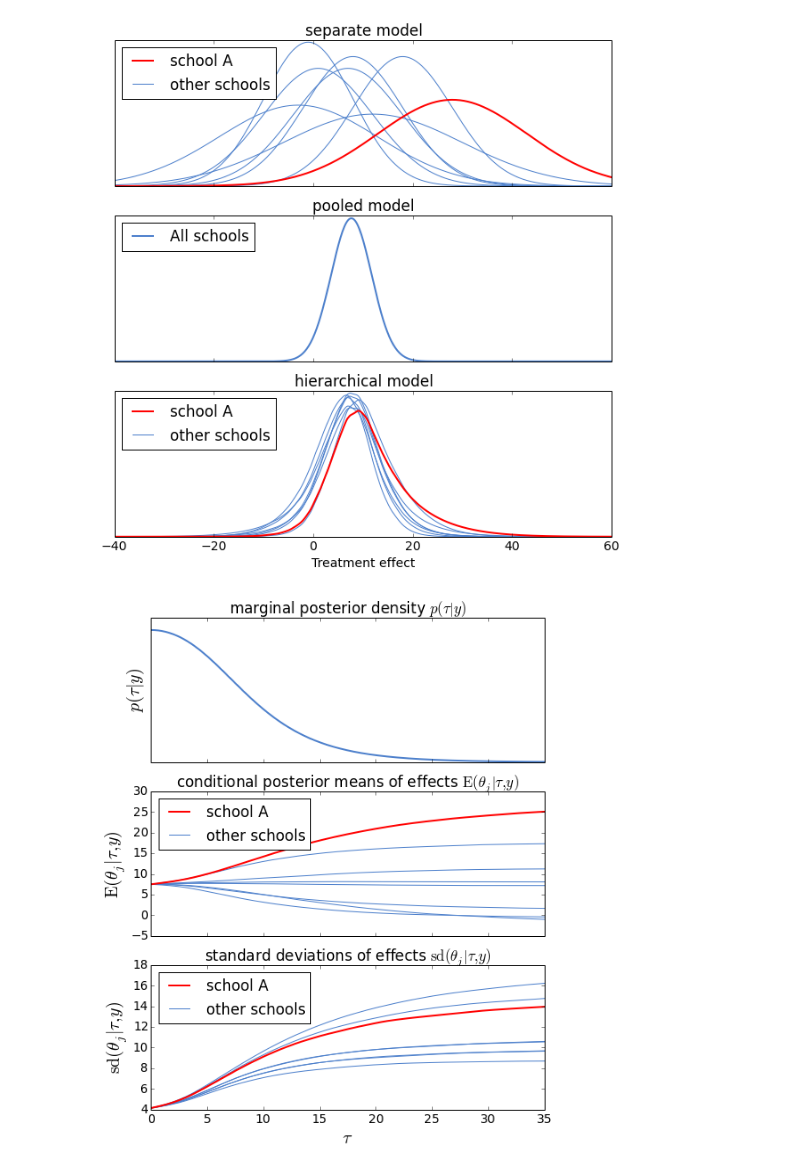
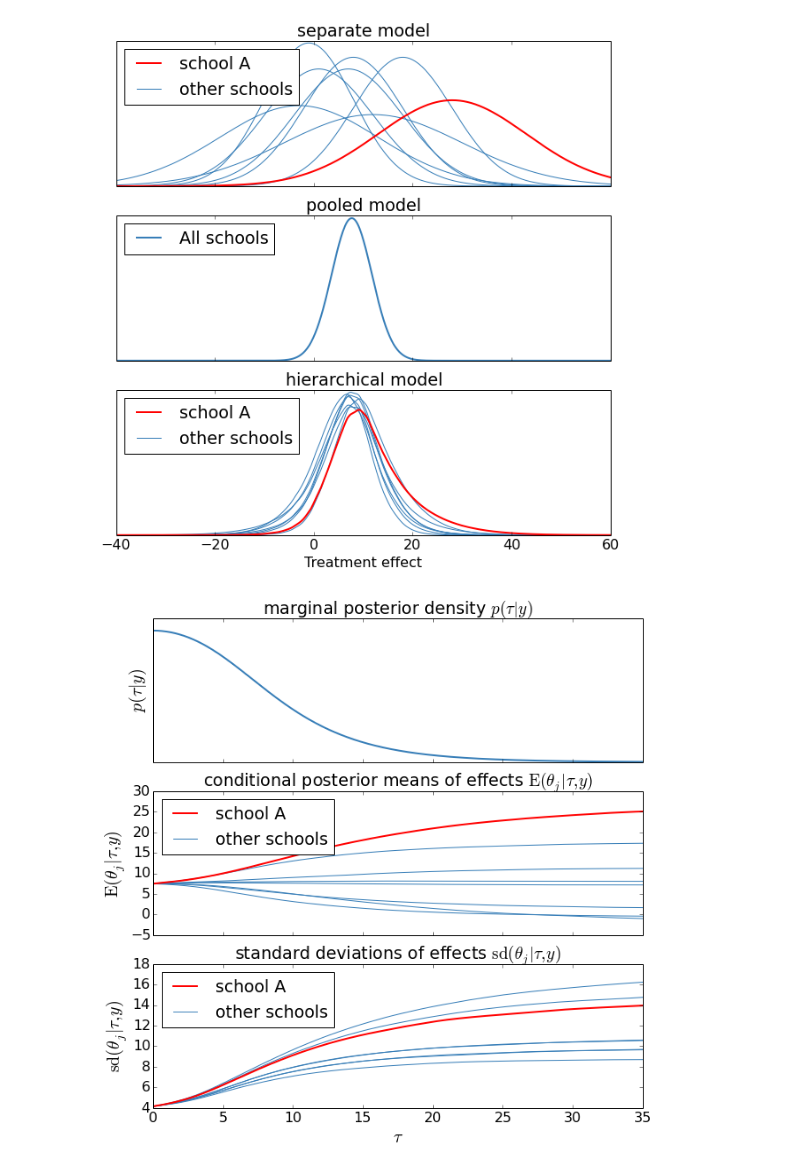
Before and after one commit to avehtari/BDA_py_demos, a Jupyter notebook: demos_ch5/demo5_2.ipynb, the cells around one changed output. Drawn from its saved outputs; the diff is of its cells as text; code cells hidden in the pictures.

```diff
--- a/demos_ch5/demo5_2.ipynb
+++ b/demos_ch5/demo5_2.ipynb
@@ -12,9 +12,10 @@ import scipy.io # For importing a matlab file
 %matplotlib inline
 import matplotlib.pyplot as plt
 # %%
-# edit default plot settings
-plt.rc('font', size=14)
-plt.rc('lines', color=(0.3,0.5,0.8), linewidth=2)
+# Edit default plot settings (colours from colorbrewer2.org)
+plt.rc('figure', figsize=(8,6))
+plt.rc('font', size=16)
+plt.rc('lines', color='#377eb8', linewidth=2)
 plt.rc('axes', color_cycle=(plt.rcParams['lines.color'],)) # Disable color cycle
 # %%
 # SAT-example data (BDA3 p. 120)
@@ -75,34 +76,34 @@ axes[2].legend((line, lines[1]), ('school A', 'other schools'),
                loc='upper left')
 axes[2].set_yticks(())
 axes[2].set_title('hierarchical model')
-temp = axes[2].set_xlabel('Treatment effect')
+axes[2].set_xlabel('Treatment effect');
 # %% [output]
-[figure, old version]
+[figure, new version]
 # %%
 # plot various marginal and conditional posterior summaries
-fig, axes = plt.subplots(3, 1, sharex=True, figsize=(8,10))
+fig, axes = plt.subplots(3, 1, sharex=True, figsize=(10,10))
 
 axes[0].plot(t, tp)
 axes[0].set_yticks(())
-axes[0].set_title('marginal posterior density $p(\\tau|y)$')
-axes[0].set_ylabel('$p(\\tau|y)$', fontsize=20)
+axes[0].set_title(r'marginal posterior density $p(\tau|y)$')
+axes[0].set_ylabel(r'$p(\tau|y)$', fontsize=20)
 axes[0].set_xlim([0,35])
 
 lines = axes[1].plot(t, tm[1:].T, linewidth=1)
 line, = axes[1].plot(t, tm[0].T, 'r')
 axes[1].legend((line, lines[1]), ('school A', 'other schools'),
                loc='upper left')
-axes[1].set_title('conditional posterior means of effects '
-                  '$\operatorname{E}(\\theta_j|\\tau,y)$')
-axes[1].set_ylabel('$\operatorname{E}(\\theta_j|\\tau,y)$', fontsize=20)
+axes[1].set_title(r'conditional posterior means of effects '
+                  r'$\operatorname{E}(\theta_j|\tau,y)$')
+axes[1].set_ylabel(r'$\operatorname{E}(\theta_j|\tau,y)$', fontsize=20)
 
 lines = axes[2].plot(t, tsd[1:].T, linewidth=1)
 line, = axes[2].plot(t, tsd[0].T, 'r')
 axes[2].legend((line, lines[1]), ('school A', 'other schools'),
                loc='upper left')
-axes[2].set_title('standard deviations of effects '
-                  '$\operatorname{sd}(\\theta_j|\\tau,y)$')
-axes[2].set_ylabel('$\operatorname{sd}(\\theta_j|\\tau,y)$', fontsize=20)
-temp = axes[2].set_xlabel('$\\tau$', fontsize=20)
+axes[2].set_title(r'standard deviations of effects '
+                  r'$\operatorname{sd}(\theta_j|\tau,y)$')
+axes[2].set_ylabel(r'$\operatorname{sd}(\theta_j|\tau,y)$', fontsize=20)
+axes[2].set_xlabel(r'$\tau$', fontsize=20);
 # %% [output]
-[figure, old version]
+[figure, new version]
```
Also changed, not shown: parts of 1 cell of this notebook, 5 other files.
